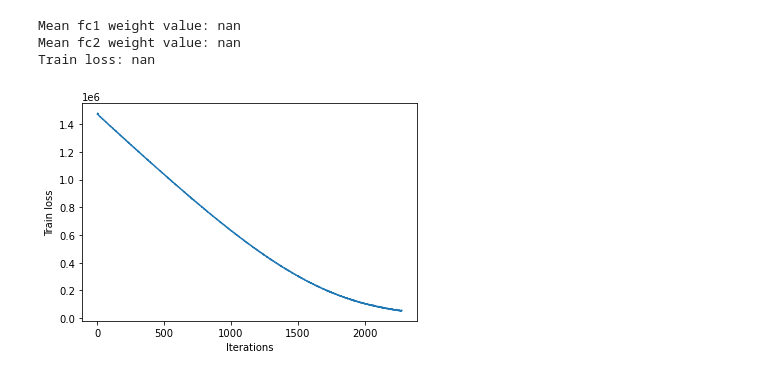
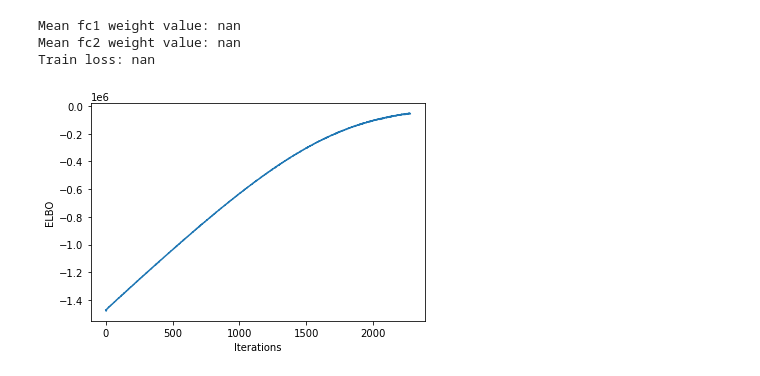
Before and after one commit to Romain3Ch216/ProbAI, a Jupyter notebook: bnn.ipynb, the cells around one changed output. Drawn from its saved outputs; the diff is of its cells as text; code cells hidden in the pictures.

Commit message:
plot ELBO

```diff
--- a/bnn.ipynb
+++ b/bnn.ipynb
@@ -131,9 +131,9 @@ Train loss: nan
 # %%
 import matplotlib.pyplot as plt
 
-plt.plot(-losses)
+plt.plot(-torch.tensor(losses))
 plt.xlabel('Iterations')
 plt.ylabel('ELBO')
 plt.show()
 # %% [output]
-[figure, old version]
+[figure, new version]
```
